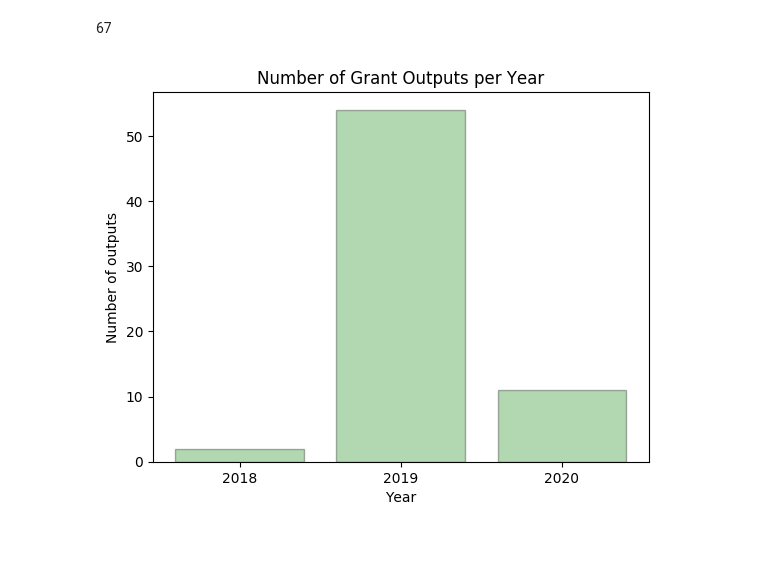
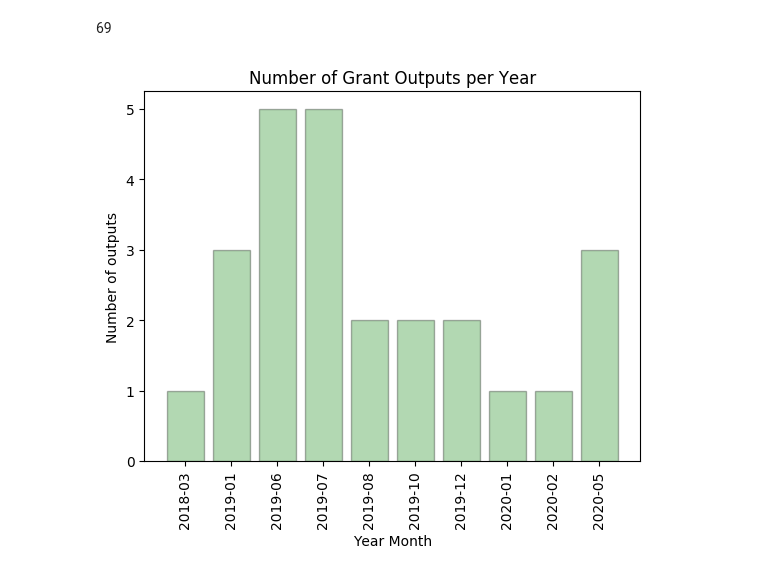
Before and after one commit to datacite/pidgraph-notebooks-python, a Jupyter notebook: user-story-10-grant-outputs/py-grant-outputs.ipynb, the cells around one changed output. Saved outputs shown, nothing was run; the diff lists cells and outputs as text; code cells hidden in the pictures; blank space fills up the shorter version.

Commit message:
Addressed all the points in the 'Initial feedback user story 10 - grant outputs #1' github issue

```diff
--- a/user-story-10-grant-outputs/py-grant-outputs.ipynb
+++ b/user-story-10-grant-outputs/py-grant-outputs.ipynb
@@ -76,31 +86,55 @@ data = client.execute(query)
+# %%
+import json
+data = client.execute(query, variable_values=json.dumps(query_params))
 # %%
 # Get the total number of outputs to date
-display(Markdown(str(data['works']['totalCount'])))
+funder = data['funder']['works']
+display(Markdown(str(funder['totalCount'])))
 # %% [output]
-67
+69
 # %%
 # Plot the total number of outputs to date, by year
 import matplotlib.pyplot as plt
 from matplotlib.ticker import FormatStrFormatter
 import numpy as np
 
 plt.rcdefaults()
 
+# Retrieve works counts by month-year from nodes
+# Pick out date of type: 'Issued'; failing that use 'Created' date.
+num_outputs_dict = {}
+for r in funder['nodes']:
+    node_date = None
+    for date_dict in r['dates']:
+        ym = '-'.join(date_dict['date'].split('-')[0:2])
+        if node_date is None:
+            if date_dict['dateType'] in ['Issued', 'Created']:
+                node_date = ym
+        else:
+            if date_dict['dateType'] in ['Issued']:
+                node_date = ym
+    if ym not in num_outputs_dict:
+        num_outputs_dict[node_date] = 0
+    num_outputs_dict[node_date] += 1;
 
-years = [s['title'] for s in data['works']['years']]
-num_outputs = [s['count'] for s in data['works']['years']]
+# Sort works counts by month-year in chronological order
+year_months = []
+num_outputs = []
+for ym in sorted(list(num_outputs_dict.keys())):
+    year_months.append(ym)
+    num_outputs.append(num_outputs_dict[ym])
 
+# Generate a plot of number of grant outputs by year - month
 fig, ax = plt.subplots()
-x_pos = np.arange(len(years))
+x_pos = np.arange(len(year_months))
 ax.bar(x_pos, num_outputs, align='center', color='green', edgecolor='black', linewidth=1, alpha=0.3)
 ax.set_xticks(x_pos)
-ax.set_xticklabels(years)
-ax.invert_xaxis()  # labels read top-to-bottom
+ax.set_xticklabels(year_months, rotation='vertical')
 ax.set_ylabel('Number of outputs')
-ax.set_xlabel('Year')
+ax.set_xlabel('Year Month')
 ax.set_title('Number of Grant Outputs per Year')
 plt.show()
 # %% [output]
-[figure, old version]
+[figure, new version]
 # %%
 from IPython.core.display import display, HTML
```
Also changed, not shown: parts of 6 cells of this notebook, 2 other files.
